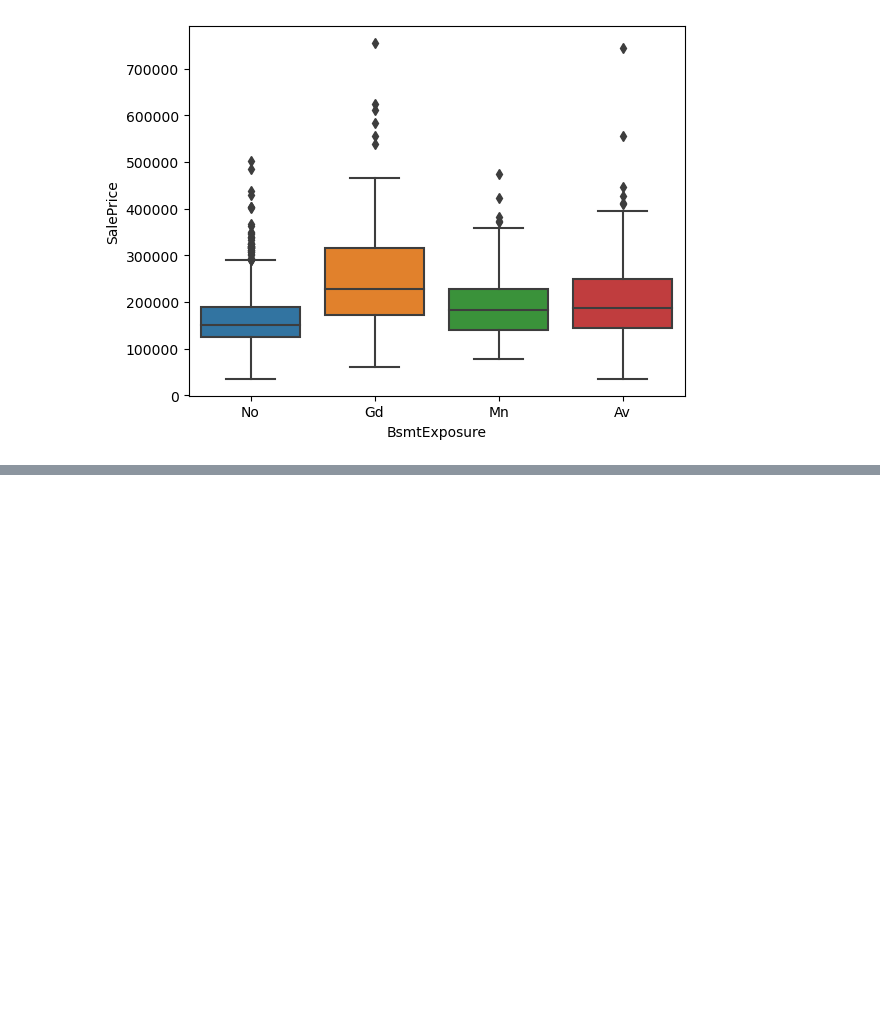
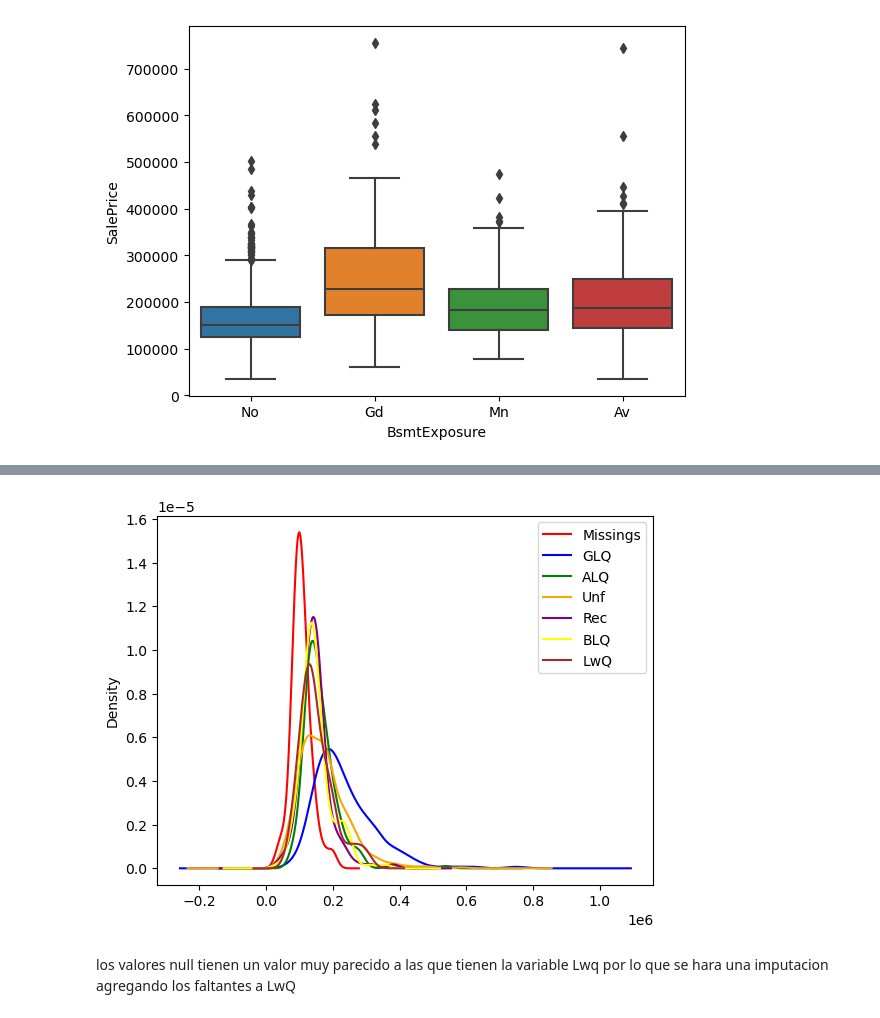
Before and after one commit to JPRodasM/Tarea1_SL, a Jupyter notebook: Tarea1_JuanPabloRodas_23007521.ipynb, the cells around one changed output, grey strips where cells are left out. Saved outputs shown, nothing was run; the diff lists cells and outputs as text; code cells hidden in the pictures; blank space fills up the shorter version.

Commit message:
Imputacion terminado

```diff
--- a/Tarea1_JuanPabloRodas_23007521.ipynb
+++ b/Tarea1_JuanPabloRodas_23007521.ipynb
@@ -299,0 +330,17 @@ plt.show()
+# %%
+fig = plt.figure()
+ax = fig.add_subplot(111)
+
+dataHP[dataHP[cat_varName].isnull()]['SalePrice'].plot(kind="kde", color="red", label="Missings")
+dataHP[dataHP[cat_varName] == 'GLQ']['SalePrice'].plot(kind="kde", color="blue", label="GLQ")
+dataHP[dataHP[cat_varName] == 'ALQ']['SalePrice'].plot(kind="kde", color="green", label="ALQ")
+dataHP[dataHP[cat_varName] == 'Unf']['SalePrice'].plot(kind="kde", color="orange", label="Unf")
+dataHP[dataHP[cat_varName] == 'Rec']['SalePrice'].plot(kind="kde", color="purple", label="Rec")
+dataHP[dataHP[cat_varName] == 'BLQ']['SalePrice'].plot(kind="kde", color="yellow", label="BLQ")
+dataHP[dataHP[cat_varName] == 'LwQ']['SalePrice'].plot(kind="kde", color="brown", label="LwQ")
+ax.legend()
+plt.show()
+# %% [output]
+[figure, added]
+# %% [markdown]
+los valores null tienen un valor muy parecido a las que tienen la variable Lwq por lo que se hara una imputacion agregando los faltantes a LwQ
```
Also changed, not shown: parts of 35 cells of this notebook.
